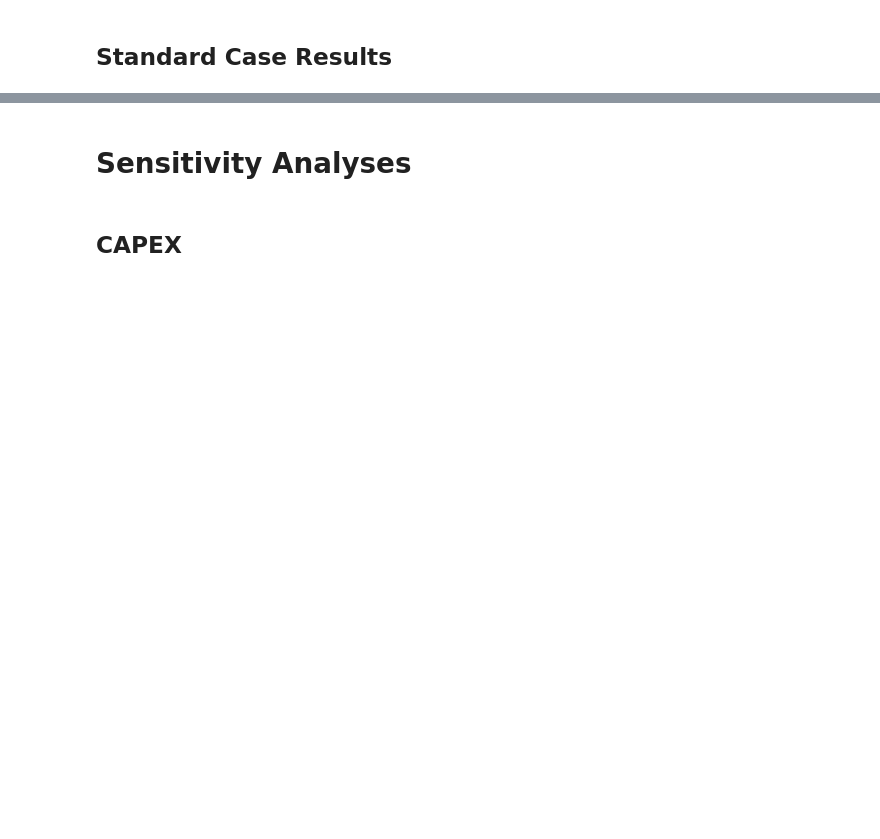
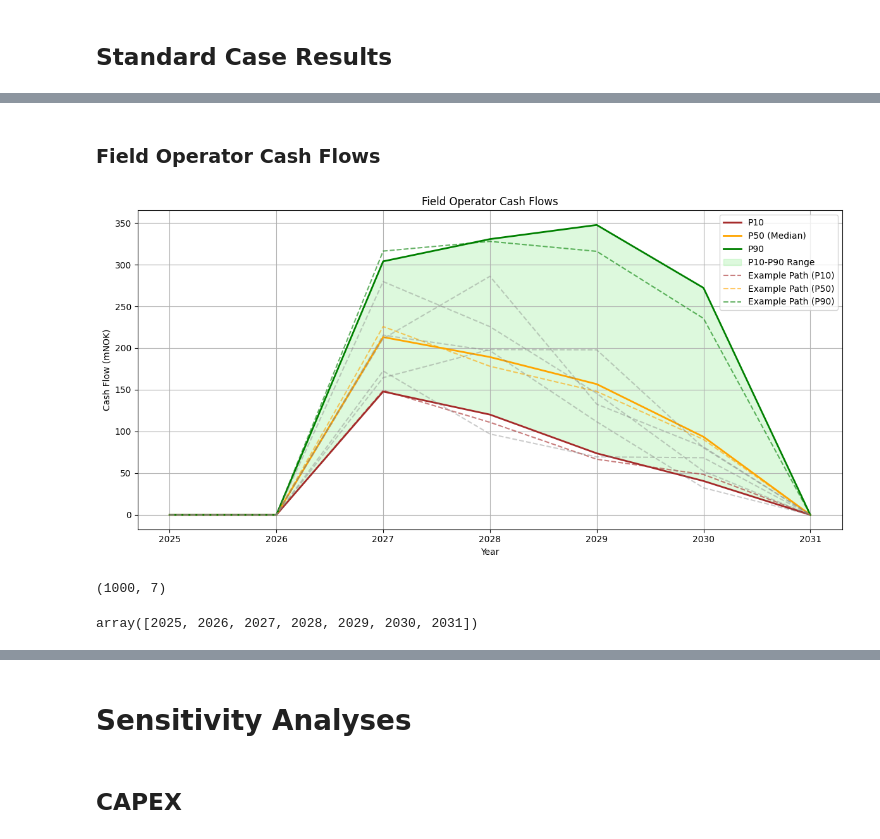
Before and after one commit to eivinddb/project_thesis, a Jupyter notebook: main.ipynb, the cells around one changed output, grey strips where cells are left out. Saved outputs shown, nothing was run; the diff lists cells and outputs as text; code cells hidden in the pictures; blank space fills up the shorter version.

```diff
--- a/main.ipynb
+++ b/main.ipynb
@@ -83,0 +96,24 @@ NPV Net: 984
+# %% [markdown]
+### Field Operator Cash Flows
+# %%
+years = np.arange(2025, 2032)
+num_paths = W
+state_variable_paths = np.array([path.cash_flows/1000000 for path in fo_simulation.paths])
+
+# Call the function
+plot_state_variable_paths(
+    years,
+    state_variable_paths,
+    title="Field Operator Cash Flows",
+    ylabel="Cash Flow (mNOK)"
+)
+# %% [output]
+[figure, added]
+# %%
+state_variable_paths.shape
+# %% [output]
+(1000, 7)
+# %%
+years
+# %% [output]
+array([2025, 2026, 2027, 2028, 2029, 2030, 2031])
```
Also changed, not shown: parts of 30 cells of this notebook, 2 other files.
